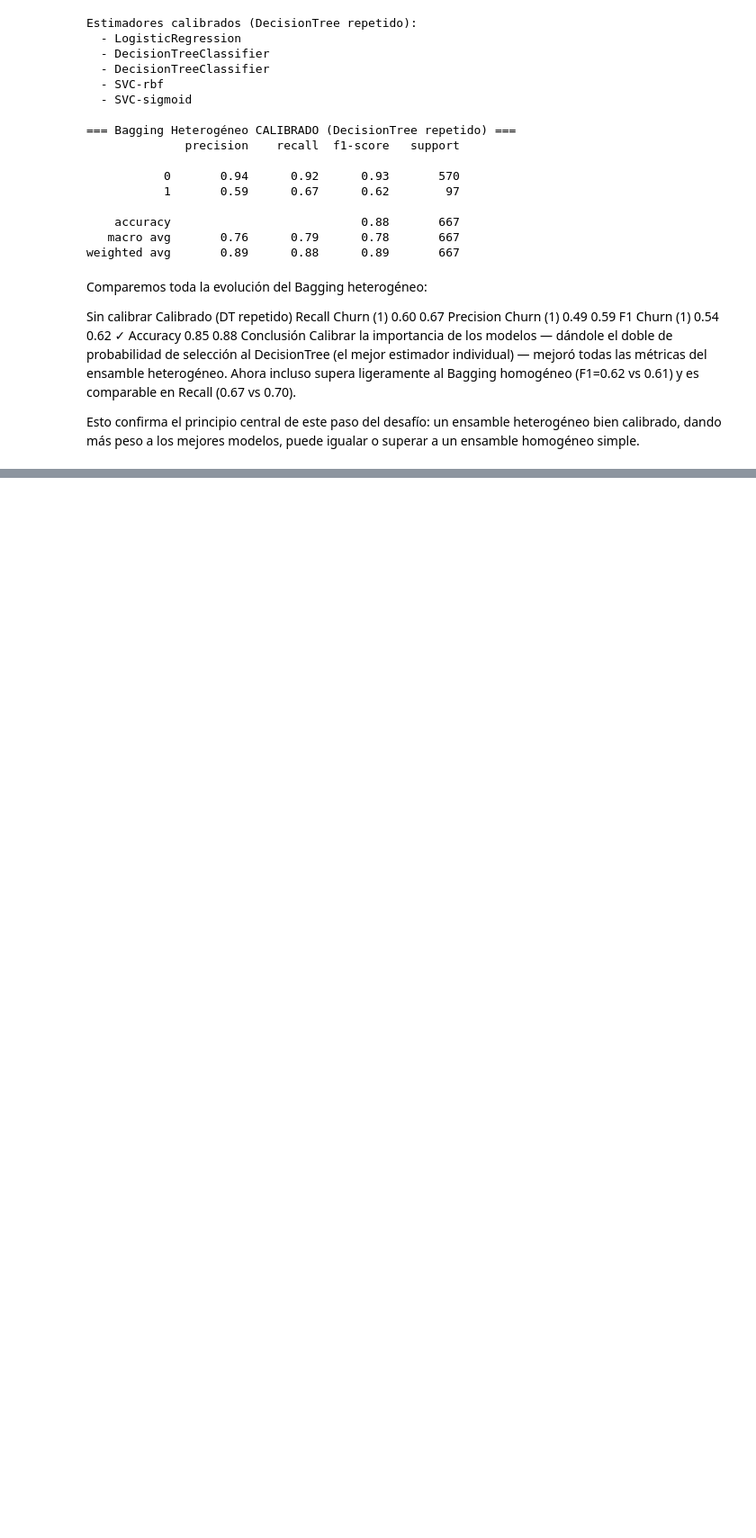
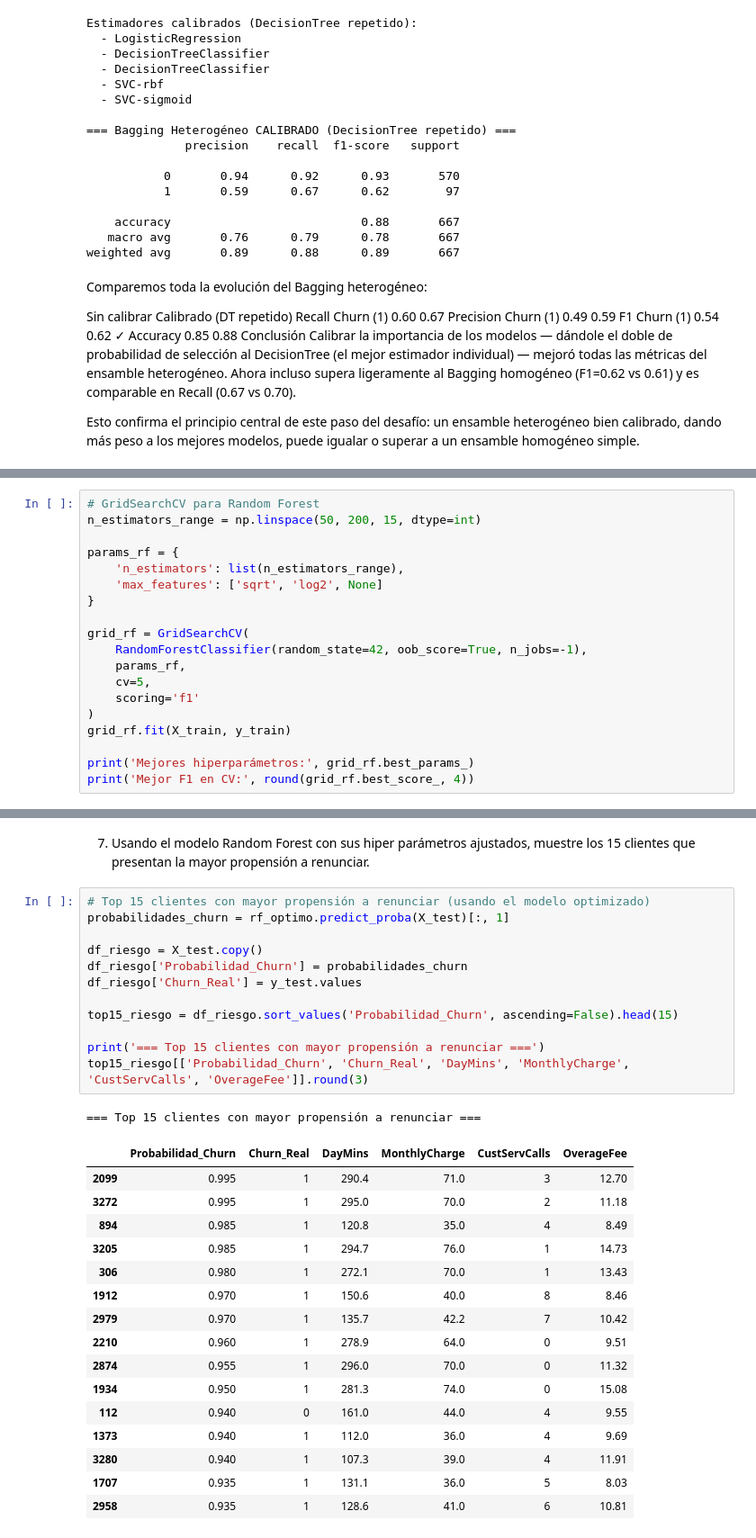
Before and after one commit to RafaelRiesco/desafiolatam-ds, a Jupyter notebook: modulo-6-modelos-avanzados-redes-neuronales/modulo-1-modelos-ensamble/Desafio1_RafaelRiesco_G122.ipynb, the cells around one changed output, grey strips where cells are left out. Shown at 90% size. Saved outputs shown, nothing was run; the diff lists cells and outputs as text; blank space fills up the shorter version.

```diff
--- a/modulo-6-modelos-avanzados-redes-neuronales/modulo-1-modelos-ensamble/Desafio_Deteccion_Renuncias_Telecom.ipynb
+++ b/modulo-6-modelos-avanzados-redes-neuronales/modulo-1-modelos-ensamble/Desafio1_RafaelRiesco_G122.ipynb
@@ -452,0 +523,19 @@ Esto confirma el principio central de este paso del desafío: un ensamble hetero
+# %%
+# GridSearchCV para Random Forest
+n_estimators_range = np.linspace(50, 200, 15, dtype=int)
+
+params_rf = {
+    'n_estimators': list(n_estimators_range),
+    'max_features': ['sqrt', 'log2', None]
+}
+
+grid_rf = GridSearchCV(
+    RandomForestClassifier(random_state=42, oob_score=True, n_jobs=-1),
+    params_rf,
+    cv=5,
+    scoring='f1'
+)
+grid_rf.fit(X_train, y_train)
+
+print('Mejores hiperparámetros:', grid_rf.best_params_)
+print('Mejor F1 en CV:', round(grid_rf.best_score_, 4))
@@ -452,0 +608,33 @@ Esto confirma el principio central de este paso del desafío: un ensamble hetero
+# %% [markdown]
+7. Usando el modelo Random Forest con sus hiper parámetros ajustados, muestre los
+15 clientes que presentan la mayor propensión a renunciar.
+# %%
+# Top 15 clientes con mayor propensión a renunciar (usando el modelo optimizado)
+probabilidades_churn = rf_optimo.predict_proba(X_test)[:, 1]
+
+df_riesgo = X_test.copy()
+df_riesgo['Probabilidad_Churn'] = probabilidades_churn
+df_riesgo['Churn_Real'] = y_test.values
+
+top15_riesgo = df_riesgo.sort_values('Probabilidad_Churn', ascending=False).head(15)
+
+print('=== Top 15 clientes con mayor propensión a renunciar ===')
+top15_riesgo[['Probabilidad_Churn', 'Churn_Real', 'DayMins', 'MonthlyCharge', 'CustServCalls', 'OverageFee']].round(3)
+# %% [output]
+=== Top 15 clientes con mayor propensión a renunciar ===
+|  | Probabilidad_Churn | Churn_Real | DayMins | MonthlyCharge | CustServCalls | OverageFee |
+| 2099 | 0.995 | 1 | 290.4 | 71.0 | 3 | 12.70 |
+| 3272 | 0.995 | 1 | 295.0 | 70.0 | 2 | 11.18 |
+| 894 | 0.985 | 1 | 120.8 | 35.0 | 4 | 8.49 |
+| 3205 | 0.985 | 1 | 294.7 | 76.0 | 1 | 14.73 |
+| 306 | 0.980 | 1 | 272.1 | 70.0 | 1 | 13.43 |
+| 1912 | 0.970 | 1 | 150.6 | 40.0 | 8 | 8.46 |
+| 2979 | 0.970 | 1 | 135.7 | 42.2 | 7 | 10.42 |
+| 2210 | 0.960 | 1 | 278.9 | 64.0 | 0 | 9.51 |
+| 2874 | 0.955 | 1 | 296.0 | 70.0 | 0 | 11.32 |
+| 1934 | 0.950 | 1 | 281.3 | 74.0 | 0 | 15.08 |
+| 112 | 0.940 | 0 | 161.0 | 44.0 | 4 | 9.55 |
+| 1373 | 0.940 | 1 | 112.0 | 36.0 | 4 | 9.69 |
+| 3280 | 0.940 | 1 | 107.3 | 39.0 | 4 | 11.91 |
+| 1707 | 0.935 | 1 | 131.1 | 36.0 | 5 | 8.03 |
+| 2958 | 0.935 | 1 | 128.6 | 41.0 | 6 | 10.81 |
```
Also changed, not shown: parts of 11 cells of this notebook.
